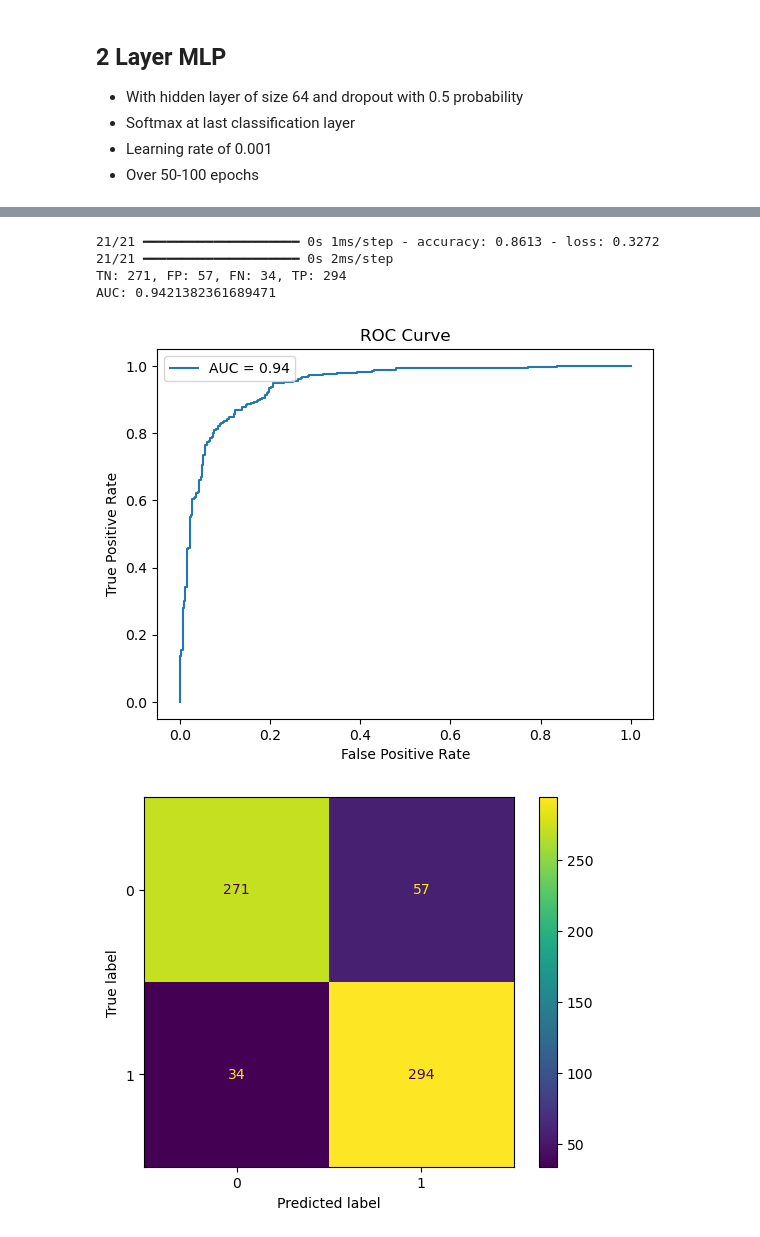
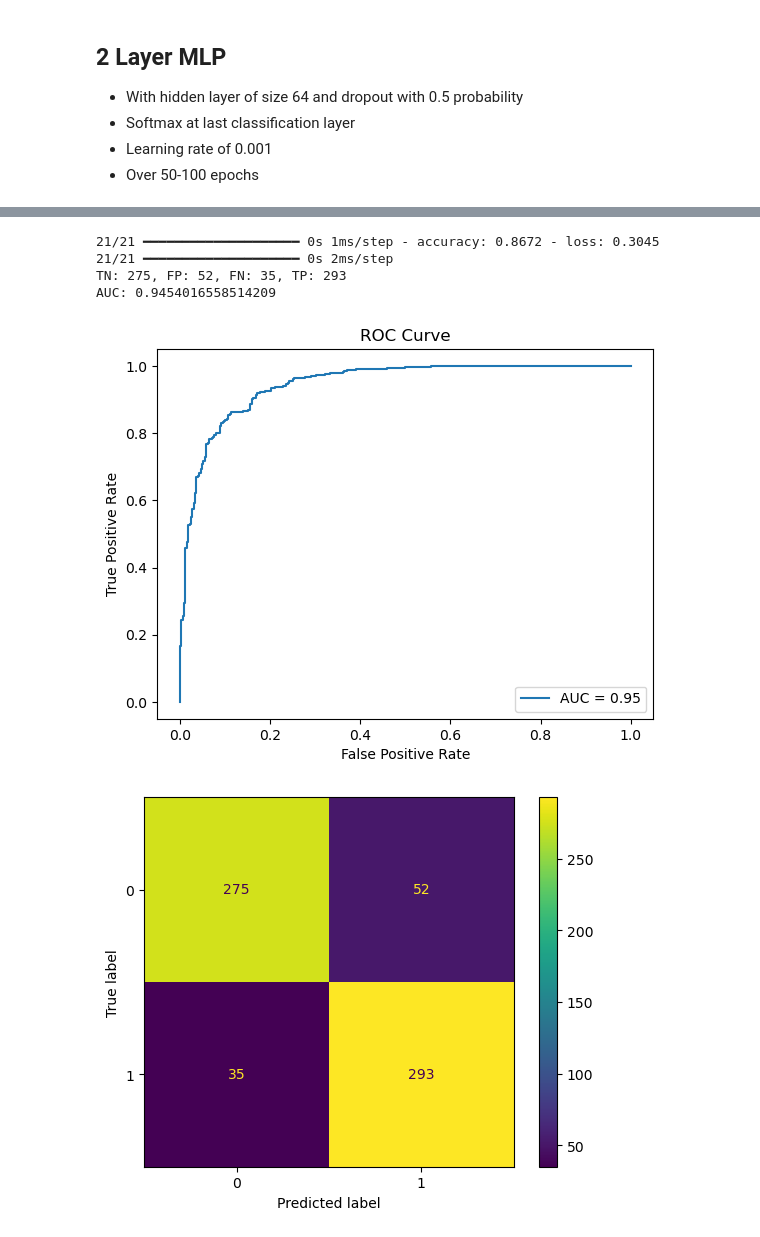
Before and after one commit to Tapiwamaz/HonoursResearch, a Jupyter notebook: Notebooks/Classifier.ipynb, the cells around one changed output, grey strips where cells are left out. Cells and saved outputs as stored; diff of their text form; code cells hidden in the pictures.

```diff
--- a/Notebooks/Classifier.ipynb
+++ b/Notebooks/Classifier.ipynb
@@ -30,0 +40,7 @@ print(X.shape)
+# %%
+lr_schedule = tf.keras.optimizers.schedules.ExponentialDecay(
+    initial_learning_rate=0.0015,
+    decay_steps=200,
+    decay_rate=0.96,
+    staircase=True
+)
@@ -31,22 +79,24 @@ print(X.shape)
 # %%
 class MLPClassifier(tf.keras.Model):
-    def __init__(self, hidden_size=64, dropout_rate=0.5):
+    def __init__(self, hidden_size, dropout_rate):
         super(MLPClassifier, self).__init__()
         self.hidden_size = hidden_size
         self.dropout_rate = dropout_rate
 
         self.classifier = tf.keras.Sequential([
-            layers.Dense(hidden_size, activation='relu'),
+            layers.Dense(hidden_size, activation='tanh'),
             layers.Dropout(dropout_rate),
+            # layers.Dense(math.ceil(hidden_size/3), activation='relu'),
+            # layers.Dropout(dropout_rate),
             layers.Dense(2, activation='softmax')
         ])
 
     def call(self, inputs):
         return self.classifier(inputs)
 # %%
-# Split into train (70%), val (10%) and test (20%)
-X_train, X_temp, y_train, y_temp = train_test_split(X, Y, test_size=0.3, random_state=42, stratify=Y)
-X_val, X_test, y_val, y_test = train_test_split(X_temp, y_temp, test_size=2/3, random_state=42, stratify=y_temp)
+# Split into train (80%), val (20%) and test (20%)
+X_train, X_val, y_train, y_val= train_test_split(X, Y, test_size=0.2, random_state=42, stratify=Y)
+# X_val, X_test, y_val, y_test = train_test_split(X_temp, y_temp, test_size=2/3, random_state=42, stratify=y_temp)
 # %%
 print(f'Training data shape: {X_train.shape}')
 print(f'Val data shape: {X_val.shape}')
@@ -60,11 +109,13 @@ model = MLPClassifier(hidden_size=64, dropout_rate=0.5)
 
 early_stopping = EarlyStopping(
     monitor='accuracy',
-    patience=3,
+    patience=10,
     restore_best_weights=True
 )
 
-model.compile(optimizer=tf.keras.optimizers.Adam(learning_rate=0.001),
+
+
+model.compile(optimizer=tf.keras.optimizers.Adam(learning_rate=lr_schedule),
               loss='sparse_categorical_crossentropy',
               metrics=['accuracy'],
             )
@@ -76,10 +127,10 @@ history = model.fit(
     validation_data=(X_val, y_val),
     verbose=1,
     callbacks=[early_stopping,
-            #    WandbMetricsLogger(),
-            #    WandbModelCheckpoint("models.keras",save_best_only=True,save_weights_only=True,monitor='accuracy')
+               WandbMetricsLogger(),
+               WandbModelCheckpoint("models.keras",save_best_only=True,monitor='accuracy')
                ]
 )
-# wandb.finish()
+wandb.finish()
 print("Training completed!")
 # %% [output]
@@ -119,38 +191,38 @@ Model: "sequential"
 # %%
 from sklearn.metrics import confusion_matrix, roc_auc_score, roc_curve, ConfusionMatrixDisplay
 
-loss, accuracy = model.evaluate(X_test, y_test)
+loss, accuracy = model.evaluate(X_val, y_val)
 
-y_pred_probs = model.predict(X_test)
+y_pred_probs = model.predict(X_val)
 y_pred = np.argmax(y_pred_probs, axis=1)
 
 
-cm = confusion_matrix(y_test, y_pred)
+cm = confusion_matrix(y_val, y_pred)
 tn, fp, fn, tp = cm.ravel()
 print(f'TN: {tn}, FP: {fp}, FN: {fn}, TP: {tp}')
 
-if len(np.unique(y_test)) == 2:
-    auc = roc_auc_score(y_test, y_pred_probs[:, 1])
+if len(np.unique(y_val)) == 2:
+    auc = roc_auc_score(y_val, y_pred_probs[:, 1])
     print(f'AUC: {auc}')
-    fpr, tpr, thresholds = roc_curve(y_test, y_pred_probs[:, 1])
+    fpr, tpr, thresholds = roc_curve(y_val, y_pred_probs[:, 1])
     import matplotlib.pyplot as plt
     plt.plot(fpr, tpr, label=f'AUC = {auc:.2f}')
     plt.xlabel('False Positive Rate')
     plt.ylabel('True Positive Rate')
     plt.title('ROC Curve')
     plt.legend()
     plt.show()
 
 # Confusion matrix plot
 disp = ConfusionMatrixDisplay(confusion_matrix=cm)
 disp.plot()
 plt.show()
 print(f'Test loss: {loss}')
 print(f'Test Accuracy {accuracy}')
 # %% [output]
-21/21 ━━━━━━━━━━━━━━━━━━━━ 0s 1ms/step - accuracy: 0.8613 - loss: 0.3272
+21/21 ━━━━━━━━━━━━━━━━━━━━ 0s 1ms/step - accuracy: 0.8672 - loss: 0.3045
 21/21 ━━━━━━━━━━━━━━━━━━━━ 0s 2ms/step
-TN: 271, FP: 57, FN: 34, TP: 294
-AUC: 0.9421382361689471
+TN: 275, FP: 52, FN: 35, TP: 293
+AUC: 0.9454016558514209
-[figure, old version]
+[figure, new version]
 [figure]
```
Also changed, not shown: parts of 7 cells of this notebook, 6 other files.
